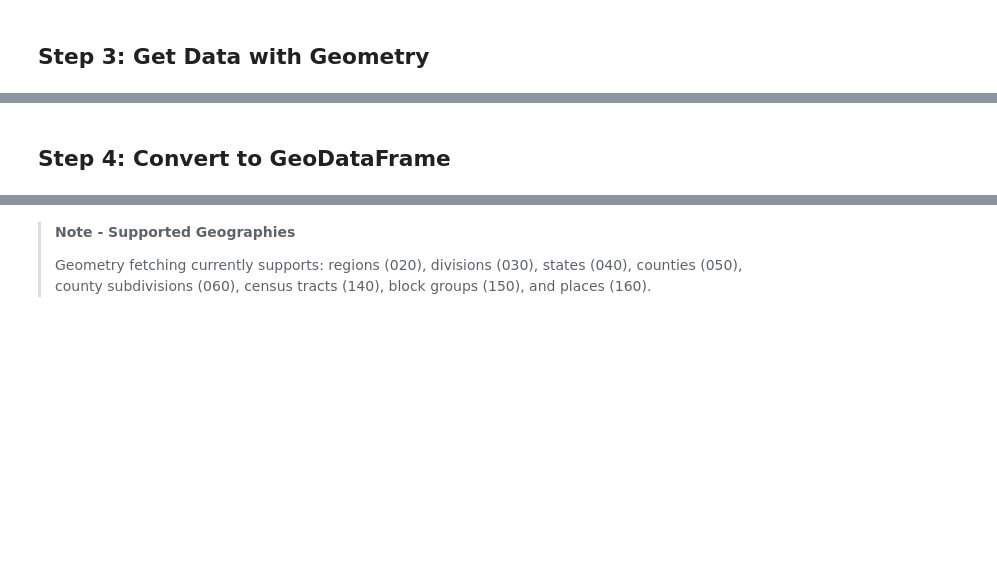
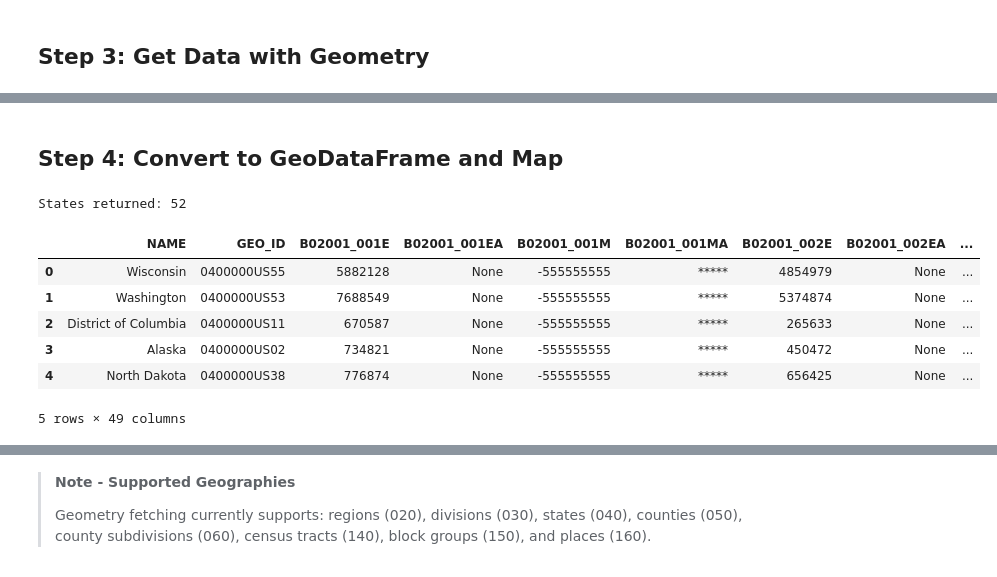
Before and after one commit to mostlyunoriginal/cendat, a Jupyter notebook: docs/tutorials/04_geometries.ipynb, the cells around one changed output, grey strips where cells are left out. Saved outputs shown, nothing was run; the diff lists cells and outputs as text; code cells hidden in the pictures; blank space fills up the shorter version.

```diff
--- a/docs/tutorials/04_geometries.ipynb
+++ b/docs/tutorials/04_geometries.ipynb
@@ -35,6 +74,16 @@ response = cdh.get_data(
 # %% [markdown]
-## Step 4: Convert to GeoDataFrame
+## Step 4: Convert to GeoDataFrame and Map
 # %%
 # to_gpd() returns a GeoDataFrame ready for mapping
 gdf = response.to_gpd(destring=True, join_strategy="inner")
-print(gdf)
+print(f"States returned: {len(gdf)}")
+gdf.head()
+# %% [output]
+States returned: 52
+|  | NAME | GEO_ID | B02001_001E | B02001_001EA | B02001_001M | B02001_001MA | B02001_002E | B02001_002EA | ... |
+| 0 | Wisconsin | 0400000US55 | 5882128 | None | -555555555 | ***** | 4854979 | None | ... |
+| 1 | Washington | 0400000US53 | 7688549 | None | -555555555 | ***** | 5374874 | None | ... |
+| 2 | District of Columbia | 0400000US11 | 670587 | None | -555555555 | ***** | 265633 | None | ... |
+| 3 | Alaska | 0400000US02 | 734821 | None | -555555555 | ***** | 450472 | None | ... |
+| 4 | North Dakota | 0400000US38 | 776874 | None | -555555555 | ***** | 656425 | None | ... |
+5 rows × 49 columns
```
Also changed, not shown: parts of 8 cells of this notebook, 2 other files.
